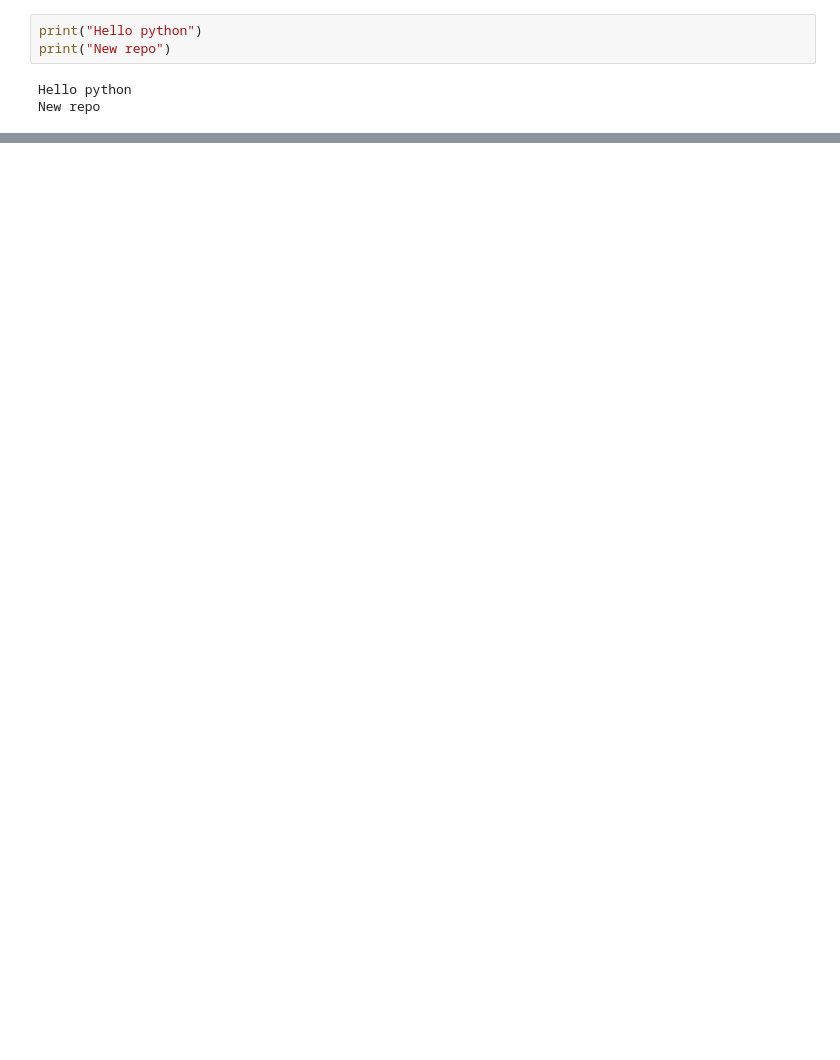
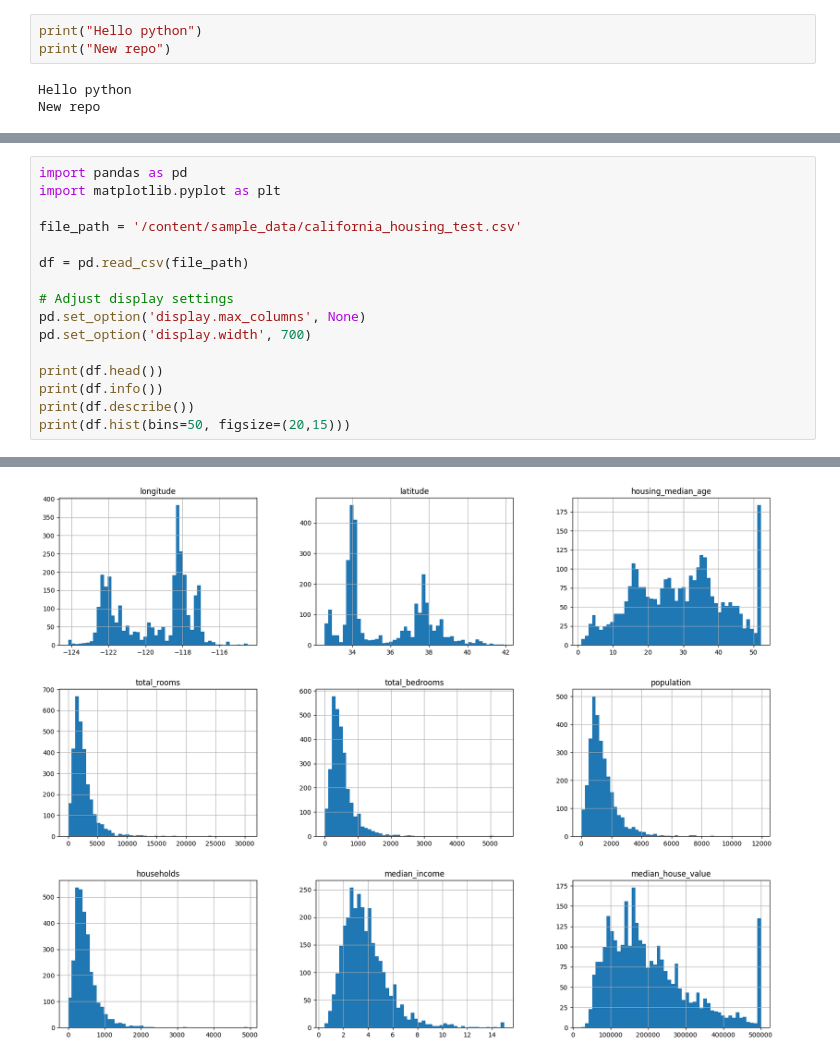
Before and after one commit to ramanath-naik/machine_learning, a Jupyter notebook: Test.ipynb, the cells around one changed output, grey strips where cells are left out. Drawn from its saved outputs; the diff is of its cells as text; blank space fills up the shorter version.

Commit message:
histogram

```diff
--- a/Test.ipynb
+++ b/Test.ipynb
@@ -45,0 +49,17 @@ print(df.head())
+# %%
+import pandas as pd
+import matplotlib.pyplot as plt
+
+file_path = '/content/sample_data/california_housing_test.csv'
+
+df = pd.read_csv(file_path)
+
+# Adjust display settings
+pd.set_option('display.max_columns', None)
+pd.set_option('display.width', 700)
+
+print(df.head())
+print(df.info())
+print(df.describe())
+print(df.hist(bins=50, figsize=(20,15)))
+# %% [output]
@@ -45,0 +83 @@ print(df.head())
+[figure, added]
```
Also changed, not shown: parts of 4 cells of this notebook.
